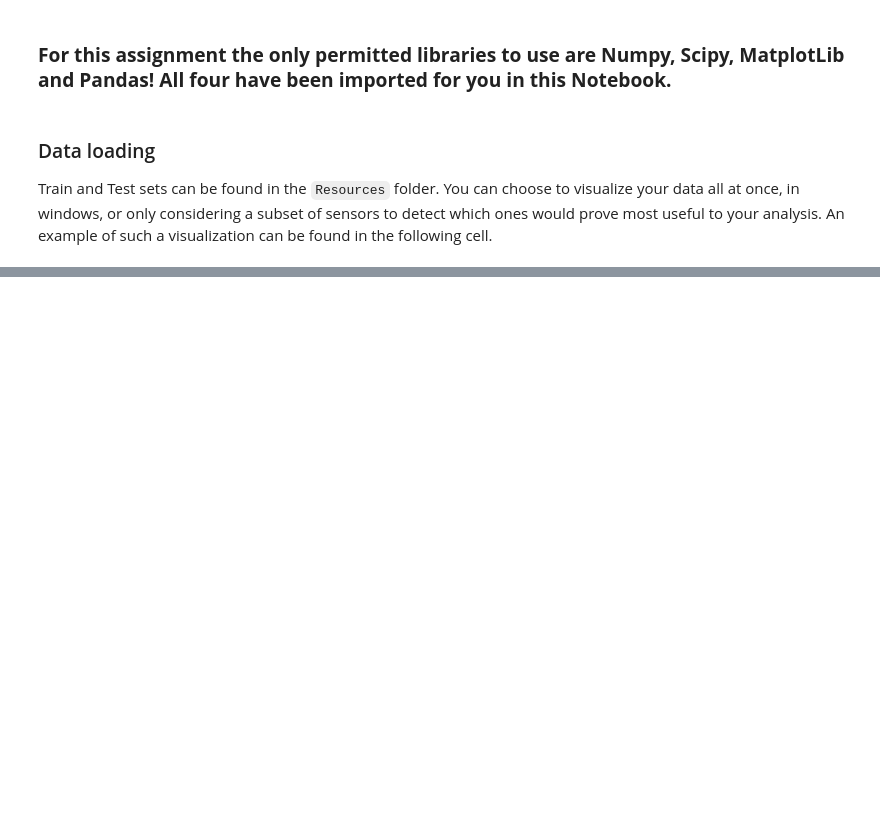
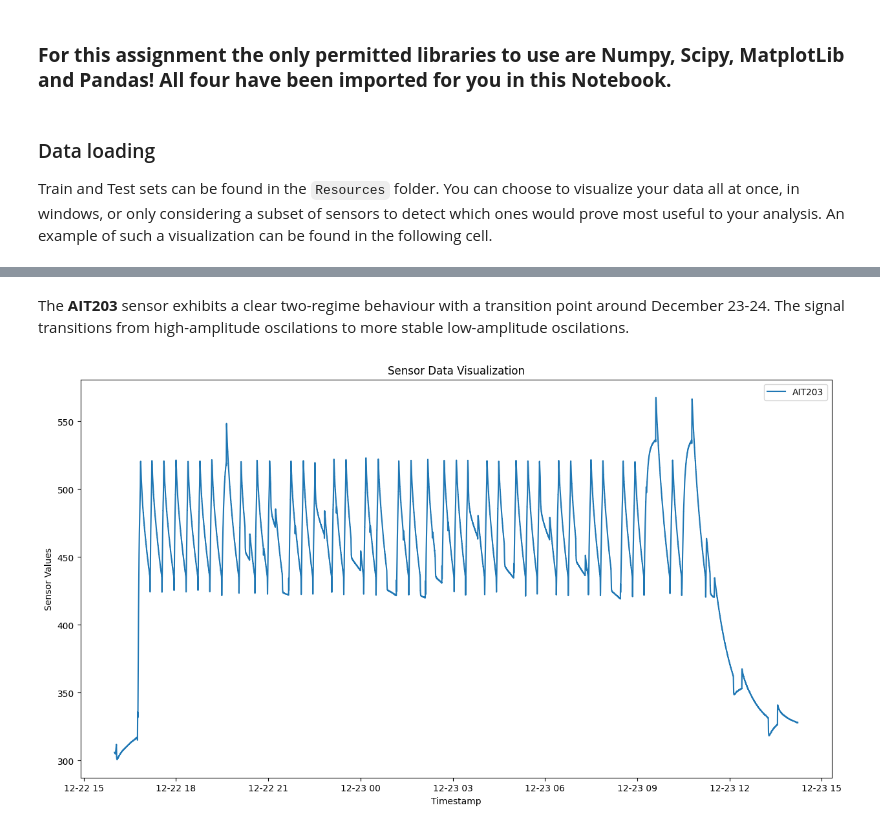
Before and after one commit to luca23bledea/DataMining1_AnomalyDetection, a Jupyter notebook: Anomaly Detection.ipynb, the cells around one changed output, grey strips where cells are left out. Cells and saved outputs as stored; diff of their text form; code cells hidden in the pictures; blank space fills up the shorter version.

```diff
--- a/Anomaly Detection.ipynb
+++ b/Anomaly Detection.ipynb
@@ -50,0 +64,6 @@ visualize_sensor_data(train_data)
+# %% [markdown]
+The **AIT203** sensor exhibits a clear two-regime behaviour with a transition point around December 23-24. The signal transitions from high-amplitude oscilations to more stable low-amplitude oscilations.
+# %%
+visualize_sensor_data(train_data, window=(0, 80000), sensors=['AIT203'])
+# %% [output]
+[figure, added]
```
Also changed, not shown: parts of 36 cells of this notebook.
